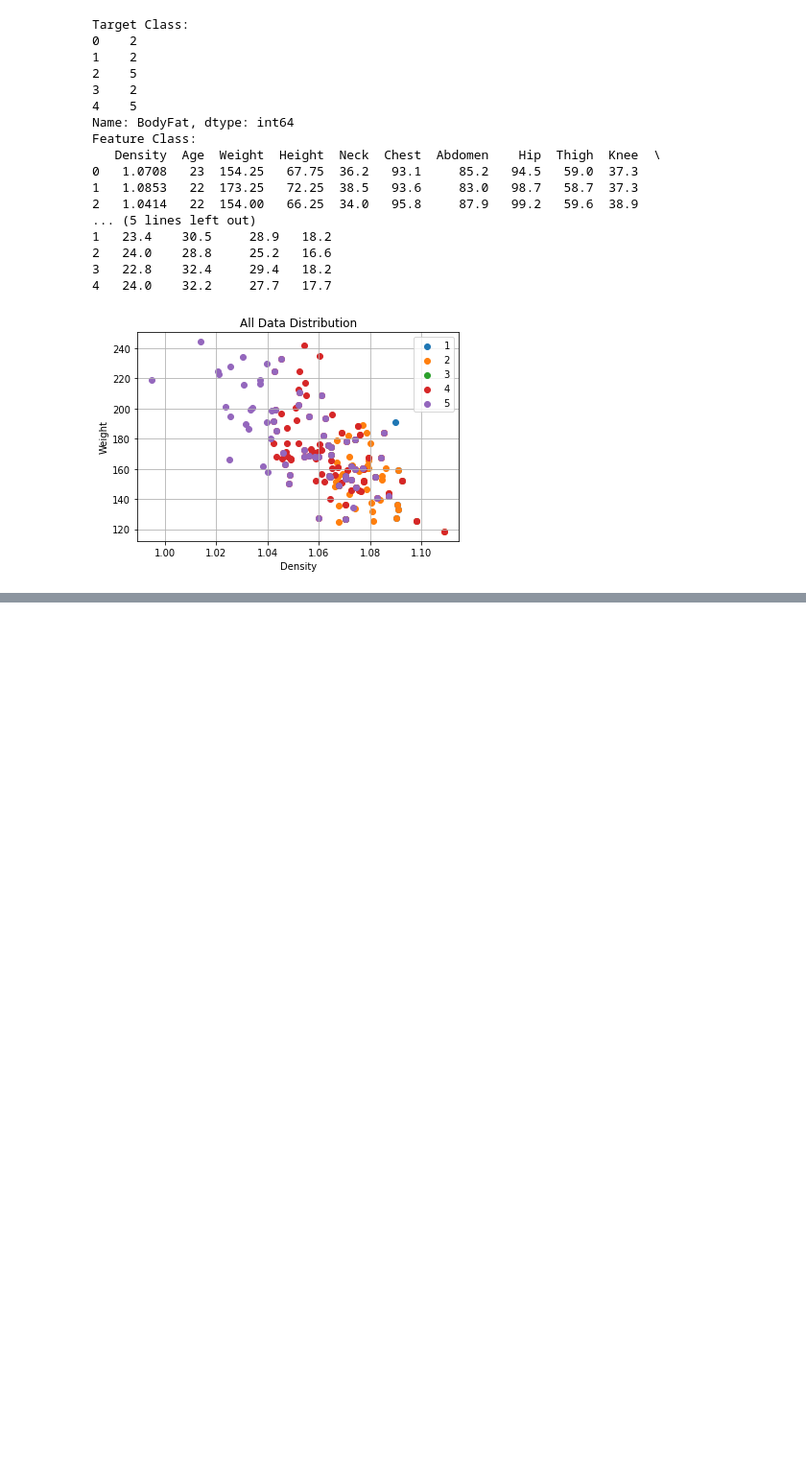
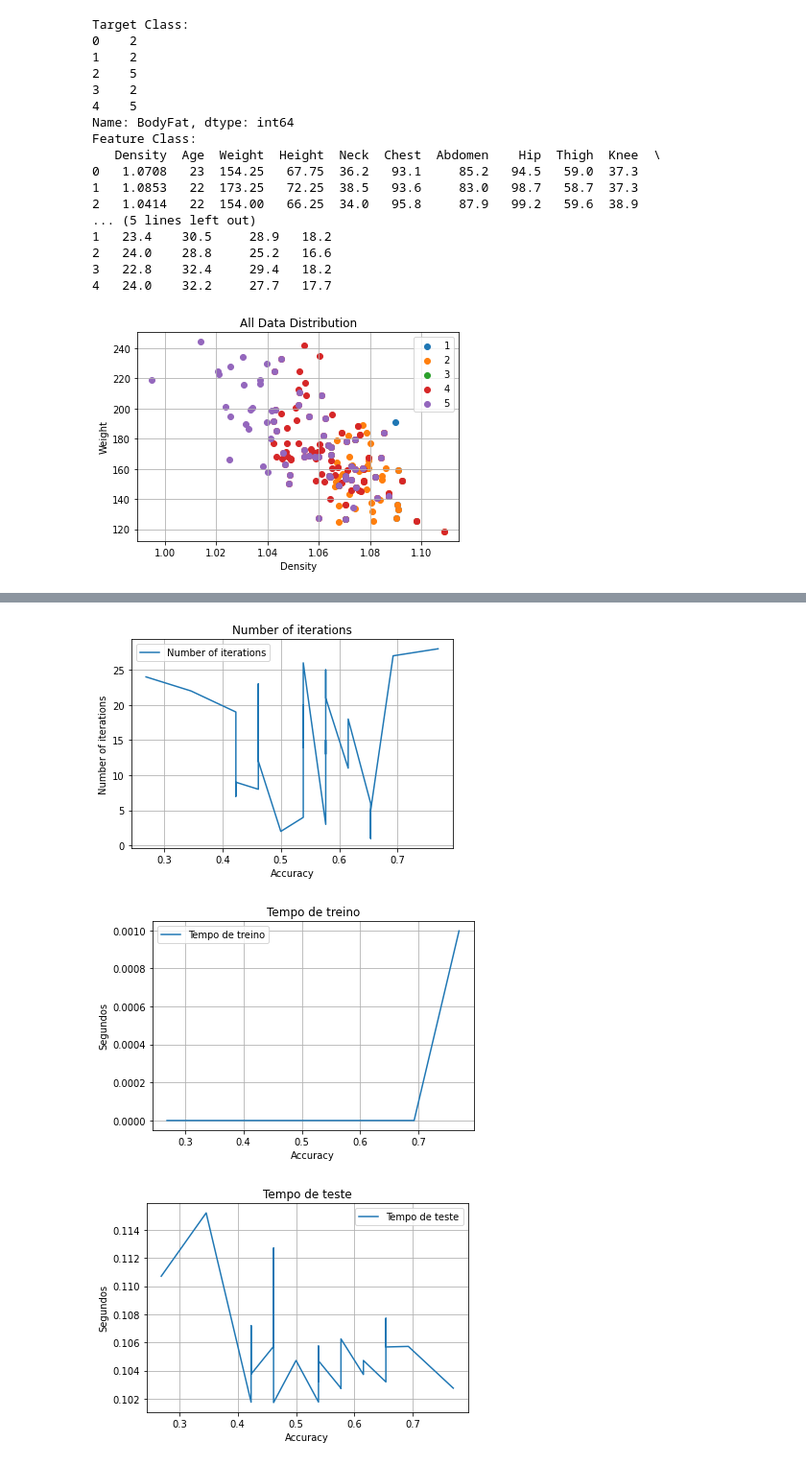
Before and after one commit to gabrielclwq/ICA, a Jupyter notebook: KNN/knn.ipynb, the cells around one changed output, grey strips where cells are left out. Shown: that part at 96% size. Saved outputs shown, nothing was run; the diff lists cells and outputs as text; code cells hidden in the pictures; blank space fills up the shorter version.

```diff
--- a/KNN/knn.ipynb
+++ b/KNN/knn.ipynb
@@ -164,3 +163,70 @@ O melhor testsize é: 0.1
+# %%
+# Getting the best split of data for prediction with testsize = 0.1:
+
+accTestsize = []
+modelosTestsize = []
+
+t = 0
+while 1:
+    t += 1
+
+    X_train, X_test, Y_train, Y_test = train_test_split(X, Y, test_size=testsize)
+    clf = KNN()
+
+    tempoTreino = time.time()
+    clf.fit(X_train, Y_train, Xlabels)
+    tempoTreino = time.time() - tempoTreino
+
+    tempoTeste = time.time()
+    pred, p = clf.predict(X_test)
+    tempoTeste = time.time() - tempoTeste
+
+    acc = clf.getAccuracy(pred, Y_test)
+
+    modelosTestsize.append([clf, t, acc, tempoTreino, tempoTeste])
+    accTestsize.append(acc)
+
+    if acc >= 0.7:
+        break
+
+for i in range(len(accTestsize)):
+    for j in range(i + 1, len(accTestsize)):
+        if accTestsize[i] > accTestsize[j]:
+            modelosTestsize[i], modelosTestsize[j] = modelosTestsize[j], modelosTestsize[i]
+            accTestsize[i], accTestsize[j] = accTestsize[j], accTestsize[i]
+
+bestTestsize = modelosTestsize[-1]
+testsize = bestTestsize[1]
+
+modelosTestsize = np.array(modelosTestsize)
+
+plt.figure()
+plt.title('Number of iterations')
+plt.plot(modelosTestsize[:, 2], modelosTestsize[:, 1], label="Number of iterations")
+plt.ylabel("Number of iterations")
+plt.xlabel("Accuracy")
+plt.legend()
+plt.grid()
+
+plt.figure()
+plt.title('Tempo de treino')
+plt.plot(modelosTestsize[:, 2], modelosTestsize[:, 3], label="Tempo de treino")
+plt.ylabel("Segundos")
+plt.xlabel("Accuracy")
+plt.legend()
+plt.grid()
+
+plt.figure()
+plt.title('Tempo de teste')
+plt.plot(modelosTestsize[:, 2], modelosTestsize[:, 4], label="Tempo de teste")
+plt.ylabel("Segundos")
+plt.xlabel("Accuracy")
+plt.legend()
+plt.grid()
+# %% [output]
+[figure, added]
+[figure, added]
+[figure, added]
 # %%
 # Find the best paramns kn and r for the data:
 
```
Also changed, not shown: parts of 6 cells of this notebook, 2 other files.
